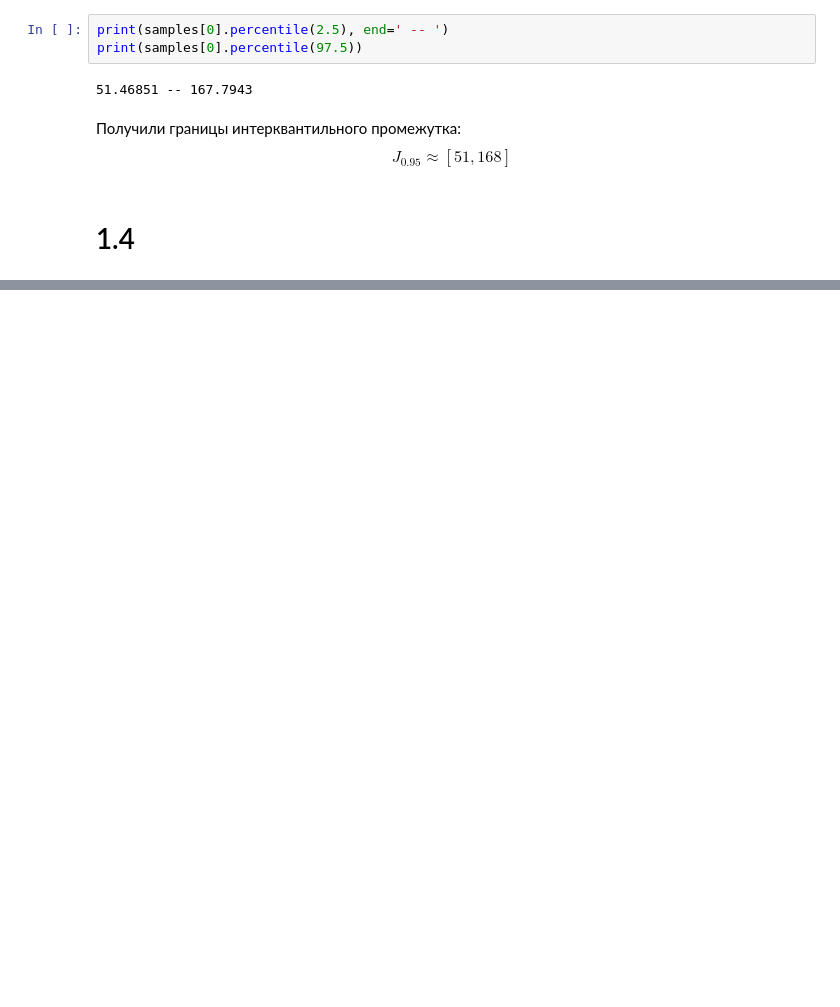
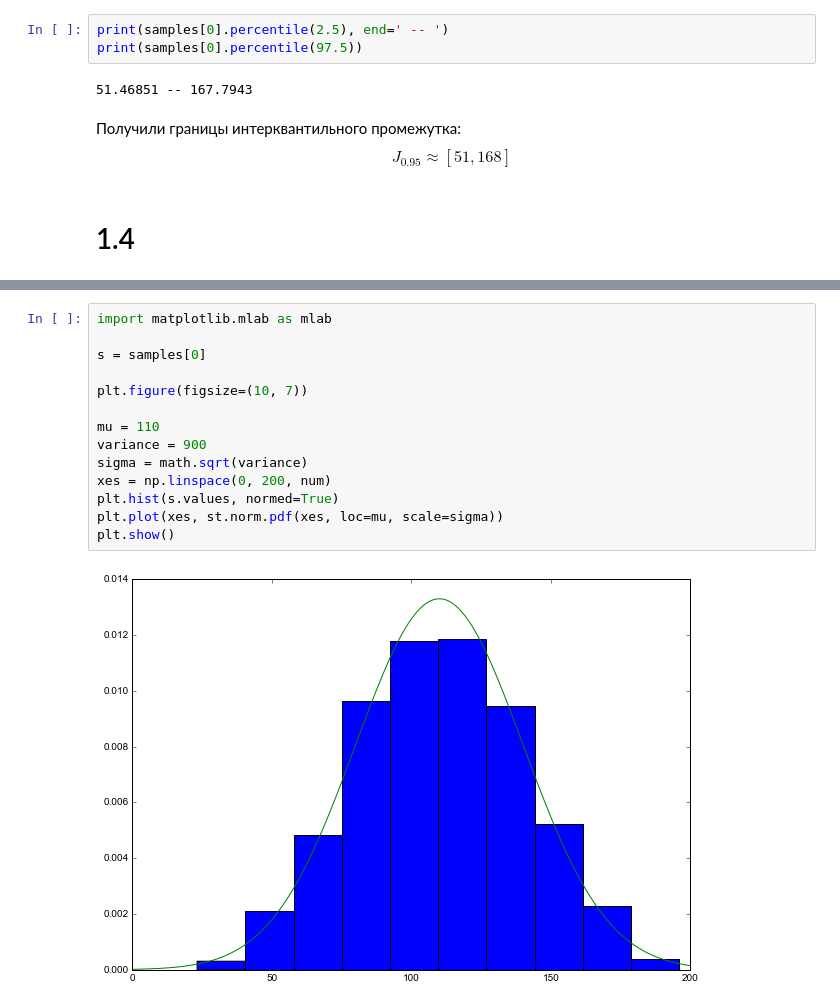
Before and after one commit to vaddya/probability-and-statistics, a Jupyter notebook: lab2/code/lab2.ipynb, the cells around one changed output, grey strips where cells are left out. Saved outputs shown, nothing was run; the diff lists cells and outputs as text; blank space fills up the shorter version.

```diff
--- a/lab2/code/lab2.ipynb
+++ b/lab2/code/lab2.ipynb
@@ -288,0 +298,16 @@ plt.show()
+# %%
+import matplotlib.mlab as mlab
+
+s = samples[0]
+
+plt.figure(figsize=(10, 7))
+
+mu = 110
+variance = 900
+sigma = math.sqrt(variance)
+xes = np.linspace(0, 200, num)
+plt.hist(s.values, normed=True)
+plt.plot(xes, st.norm.pdf(xes, loc=mu, scale=sigma))
+plt.show()
+# %% [output]
+[figure, added]
```
Also changed, not shown: parts of 11 cells of this notebook, 2 other files.
